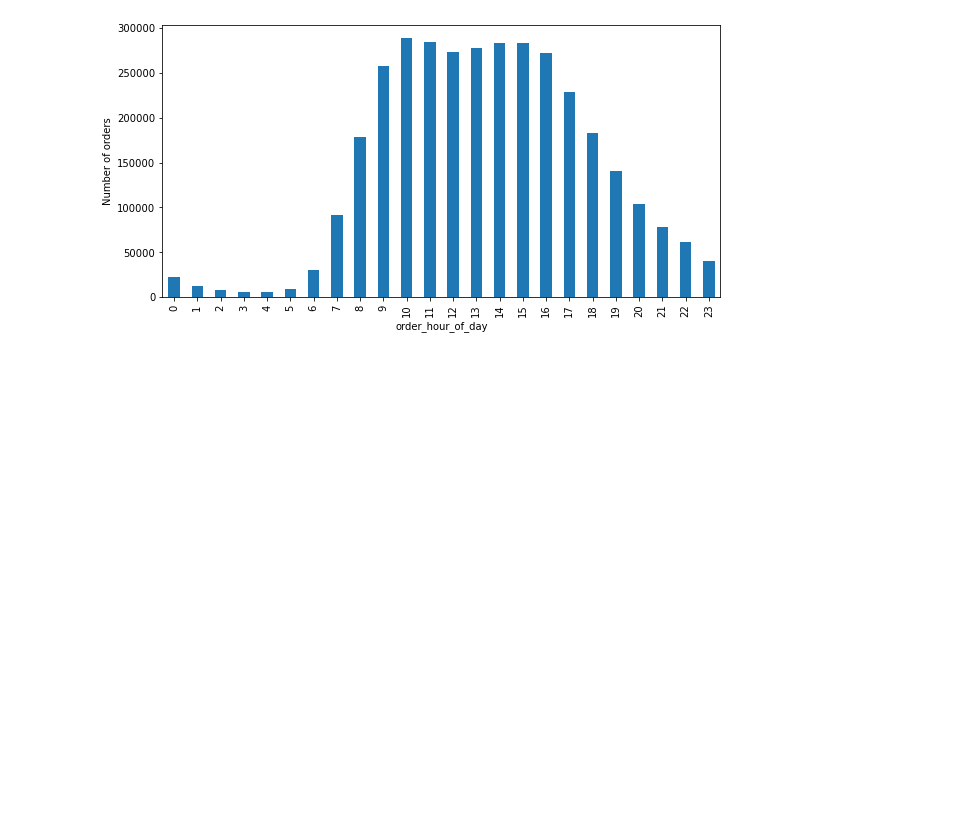
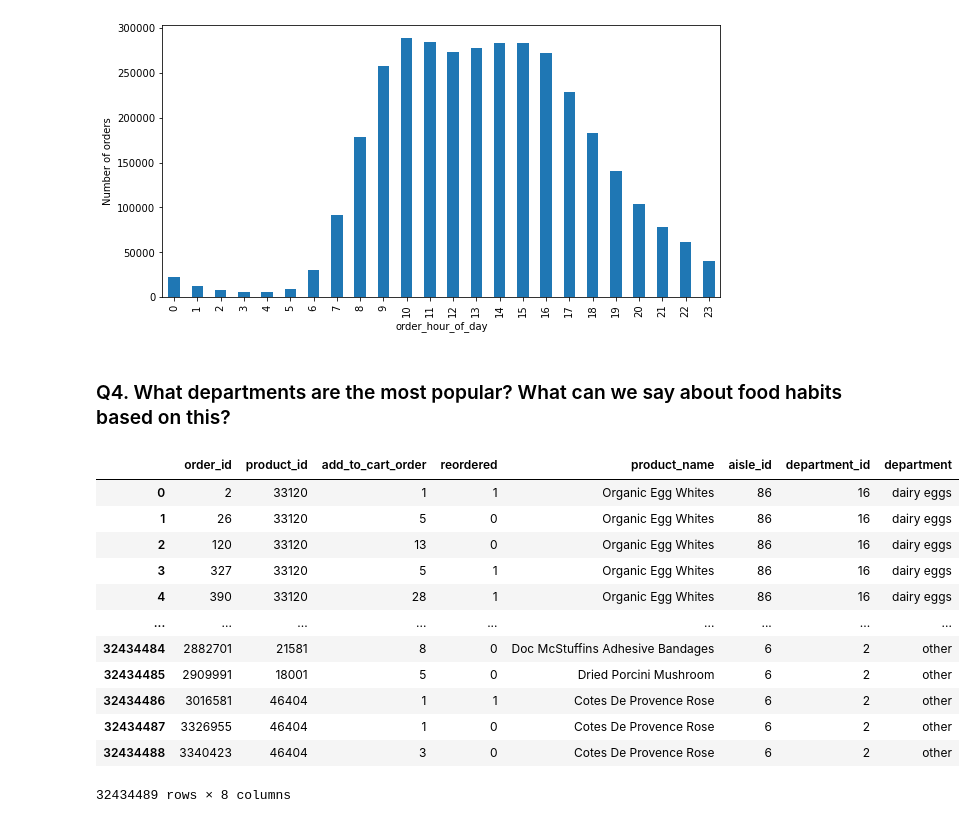
Before and after one commit to shakeel-m-s/Instacart_Database_Insights, a Jupyter notebook: data_questions.ipynb, the cells around one changed output. Saved outputs shown, nothing was run; the diff lists cells and outputs as text; code cells hidden in the pictures; blank space fills up the shorter version.

```diff
--- a/data_questions.ipynb
+++ b/data_questions.ipynb
@@ -122,3 +122,5 @@ time_of_day['order_id'].plot.bar()
 plt.ylabel('Number of orders');
 # %% [output]
 [figure]
+# %% [markdown]
+### Q4. What departments are the most popular? What can we say about food habits based on this?
@@ -124,0 +135,16 @@ plt.ylabel('Number of orders');
+# %%
+df_with_product_description_dept
+# %% [output]
+|  | order_id | product_id | add_to_cart_order | reordered | product_name | aisle_id | department_id | department |
+| 0 | 2 | 33120 | 1 | 1 | Organic Egg Whites | 86 | 16 | dairy eggs |
+| 1 | 26 | 33120 | 5 | 0 | Organic Egg Whites | 86 | 16 | dairy eggs |
+| 2 | 120 | 33120 | 13 | 0 | Organic Egg Whites | 86 | 16 | dairy eggs |
+| 3 | 327 | 33120 | 5 | 1 | Organic Egg Whites | 86 | 16 | dairy eggs |
+| 4 | 390 | 33120 | 28 | 1 | Organic Egg Whites | 86 | 16 | dairy eggs |
+| ... | ... | ... | ... | ... | ... | ... | ... | ... |
+| 32434484 | 2882701 | 21581 | 8 | 0 | Doc McStuffins Adhesive Bandages | 6 | 2 | other |
+| 32434485 | 2909991 | 18001 | 5 | 0 | Dried Porcini Mushroom | 6 | 2 | other |
+| 32434486 | 3016581 | 46404 | 1 | 1 | Cotes De Provence Rose | 6 | 2 | other |
+| 32434487 | 3326955 | 46404 | 1 | 0 | Cotes De Provence Rose | 6 | 2 | other |
+| 32434488 | 3340423 | 46404 | 3 | 0 | Cotes De Provence Rose | 6 | 2 | other |
+32434489 rows × 8 columns
```
Also changed, not shown: parts of 9 cells of this notebook.
